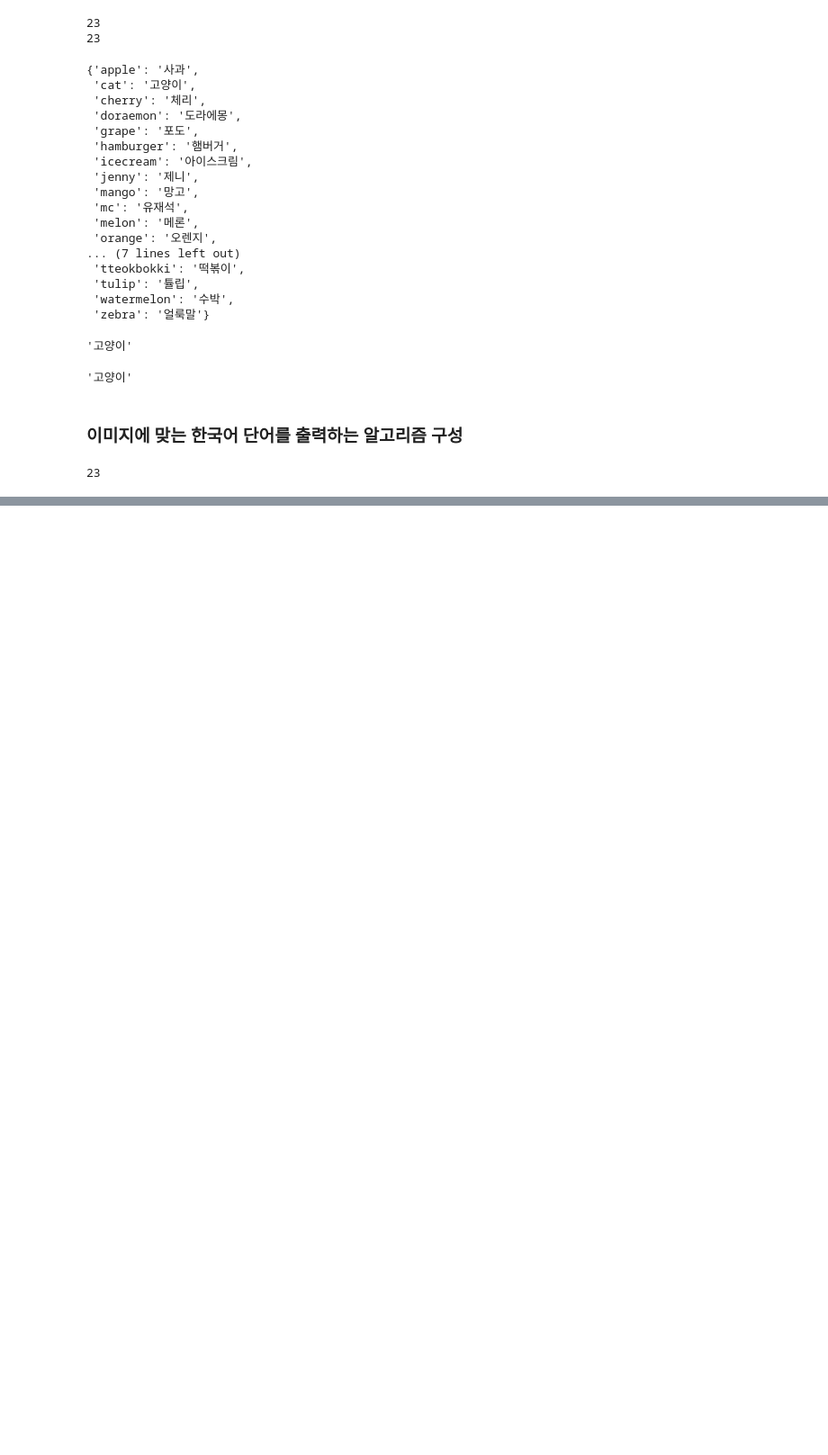
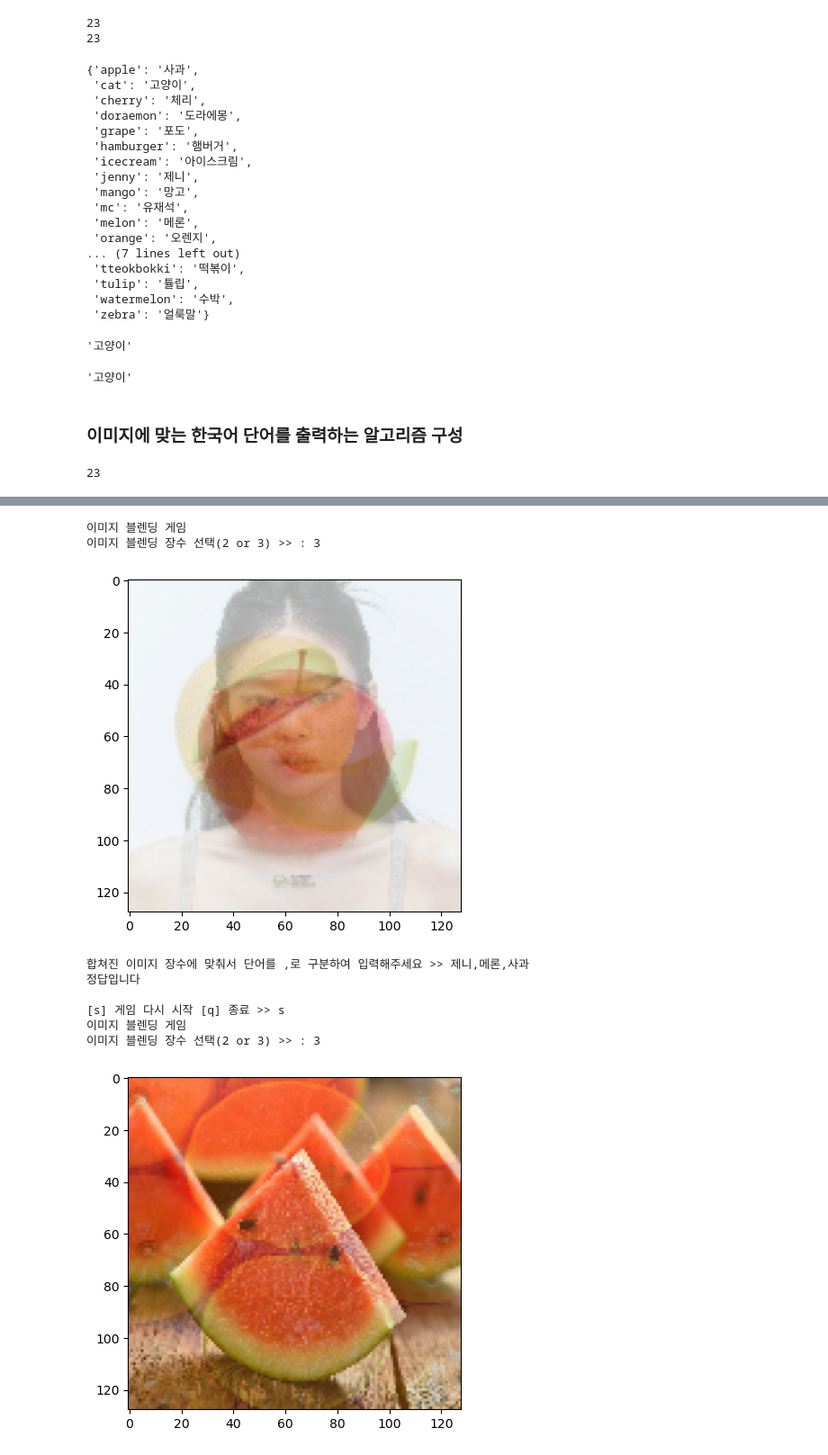
Before and after one commit to copy-del/my-repo, a Jupyter notebook: Open Cv/ex02_이미지 블렌딩 게임제작.ipynb, the cells around one changed output, grey strips where cells are left out. Shown at 90% size. Cells and saved outputs as stored; diff of their text form; code cells hidden in the pictures; blank space fills up the shorter version.

```diff
--- a/Open Cv/ex02_이미지 블렌딩 게임제작.ipynb
+++ b/Open Cv/ex02_이미지 블렌딩 게임제작.ipynb
@@ -165,0 +328,18 @@ array([ 3, 15, 16])
+# %%
+def result(input_size):
+    user_input = input('합쳐진 이미지 장수에 맞춰서 단어를 ,로 구분하여 입력해주세요 >>').split(',')
+    cnt = 0
+    if len(user_input) == input_size:
+        for i in user_input:
+            # 실제 정답 리스트 ext_name
+            if i.strip() in ext_name: # 정답일때
+                cnt += 1
+        if cnt != input_size:
+            print('틀렸습니다')
+            return 0
+        else:
+            print('정답입니다')
+            return 1
+    else:
+        print('잘못된 입력입니다.')
+        return 0
@@ -165,0 +361,44 @@ array([ 3, 15, 16])
+# %%
+while True:
+    print('이미지 블렌딩 게임')
+    input_size = int(input('이미지 블렌딩 장수 선택(2 or 3) >> :'))
+    if input_size < 4: # 3 이하일때만 실행
+        ext_img = []
+        ext_name = []
+        rd_int = np.random.randint(0, len(img_fd), size=input_size)
+        for i in rd_int:
+            img_path = f'./crawlingDB/{img_fd[i]}'
+            en_name = img_fd[i].split('.')[0]
+            ko_name = name_dict[en_name]
+            ext_img.append(img_path)
+            ext_name.append(ko_name)
+        # 문제
+        add_img(ext_img, input_size)
+        # 정답 체크
+        cnt = result(input_size)
+        print()
+        wrong_cnt = 3 # 재도전 횟수
+        while cnt != 1:
+            # 틀렸다면
+            print(f'맞출 수 있는 남은 횟수 : {wrong_cnt}')
+            wrong_cnt -= 1 # 재도전 기회 차감
+            cnt = result(input_size)
+            if cnt == 1 or wrong_cnt <=0:
+                break
+            print()
+        ch = input('[s] 게임 다시 시작 [q] 종료 >>')
+        if ch == 'q':
+            print('이미지 블렌딩 게임 종료')
+            print()
+            break
+# %% [output]
+이미지 블렌딩 게임
+이미지 블렌딩 장수 선택(2 or 3) >> : 3
+[figure, added]
+합쳐진 이미지 장수에 맞춰서 단어를 ,로 구분하여 입력해주세요 >> 제니,메론,사과
+정답입니다
+
+[s] 게임 다시 시작 [q] 종료 >> s
+이미지 블렌딩 게임
+이미지 블렌딩 장수 선택(2 or 3) >> : 3
+[figure, added]
```
Also changed, not shown: parts of 14 cells of this notebook, 13 other files.
